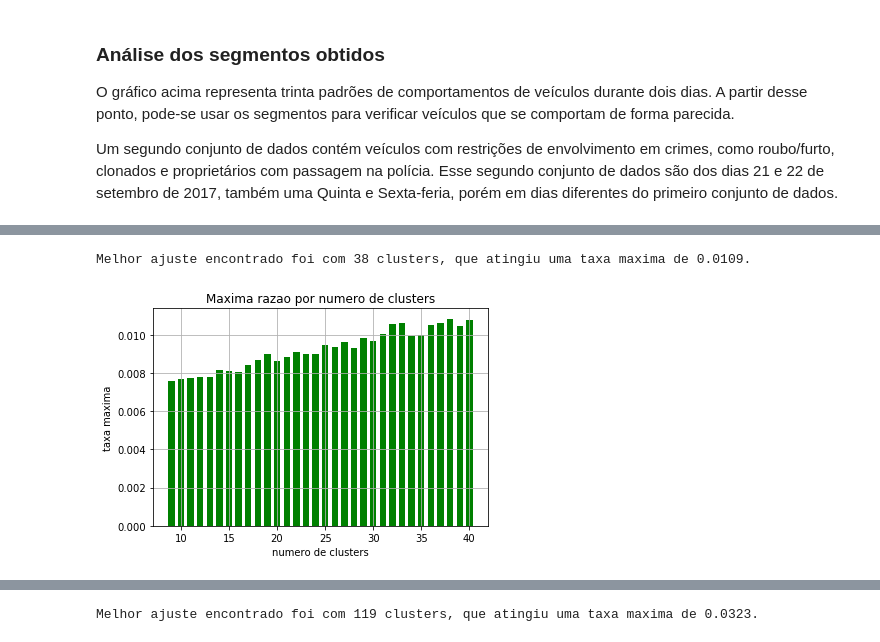
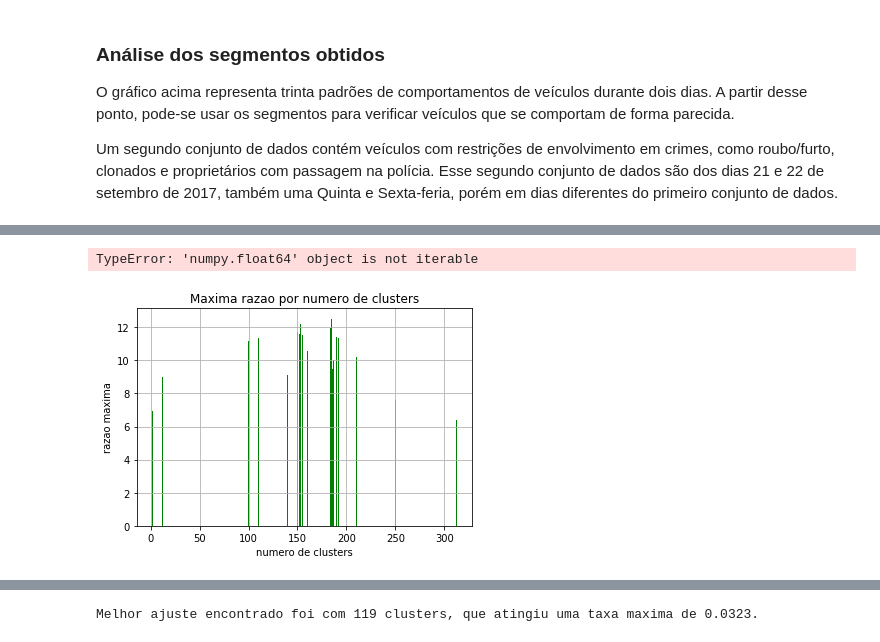
Before and after one commit to jessebr2/analise-rotas-veiculos-capstone-project, a Jupyter notebook: Analise_de_rotas_de_veiculos.ipynb, the cells around one changed output, grey strips where cells are left out. Cells and saved outputs as stored; diff of their text form; code cells hidden in the pictures.

```diff
--- a/Analise_de_rotas_de_veiculos.ipynb
+++ b/Analise_de_rotas_de_veiculos.ipynb
@@ -373,0 +466,2 @@ def find_best_number_of_clusters(data, data_target, range_of_clusters):
+# %%
+score_dict = find_better_clustering(start = 2)
@@ -373,0 +483,2 @@ def find_best_number_of_clusters(data, data_target, range_of_clusters):
+# %%
+score_dict2 = find_better_clustering(start = 100)
@@ -373,0 +498,2 @@ def find_best_number_of_clusters(data, data_target, range_of_clusters):
+# %%
+score_dict3 = find_better_clustering(start = 140)
@@ -373,0 +508,6 @@ def find_best_number_of_clusters(data, data_target, range_of_clusters):
+# %%
+score_per_clustering=pd.concat([pd.DataFrame([score_dict]), pd.DataFrame([score_dict2]), pd.DataFrame([score_dict3])], axis=1)
+
+score_per_clustering = score_per_clustering.T
+score_per_clustering.sort_index( axis = 0, inplace = True)
+display(score_per_clustering)
@@ -374,10 +546,11 @@ def find_best_number_of_clusters(data, data_target, range_of_clusters):
 # %%
-range_of_clusters = np.arange(9,41)
-max_ratio_per_n_cluster = find_best_number_of_clusters(reduced_data, data_restricao_pca, range_of_clusters)
+range_of_clusters=np.append([151, 154], np.arange(156,160))
+(score_range, best_clusterer) = test_range_of_clusters(reduced_data, data_restricao_pca, range_of_clusters)
+# %% [output]
+TypeError: 'numpy.float64' object is not iterable
 # %%
-plot_bar_graph(max_ratio_per_n_cluster['max_ratio'], range_of_clusters, cor='green', x_label = "numero de clusters", y_label = "taxa maxima", title = "Maxima razao por numero de clusters")
-best_n_cluster = max_ratio_per_n_cluster['max_ratio'].idxmax()
-print "Melhor ajuste encontrado foi com {} clusters, que atingiu uma taxa maxima de {:.4f}." .format(best_n_cluster, max_ratio_per_n_cluster['max_ratio'].loc[best_n_cluster])
+ plot_bar_graph(score_per_clustering[0], score_per_clustering.index, cor='green', x_label = "numero de clusters", y_label = "razao maxima", title = "Maxima razao por numero de clusters")
+#best_n_cluster = max_ratio_per_n_cluster4['max_ratio'].idxmax()
+#print "Melhor ajuste encontrado foi com {} clusters, que atingiu uma taxa maxima de {:.4f}." .format(best_n_cluster, max_ratio_per_n_cluster4['max_ratio'].loc[best_n_cluster])
 # %% [output]
-Melhor ajuste encontrado foi com 38 clusters, que atingiu uma taxa maxima de 0.0109.
-[figure, old version]
+[figure, new version]
```
Also changed, not shown: parts of 70 cells of this notebook.
